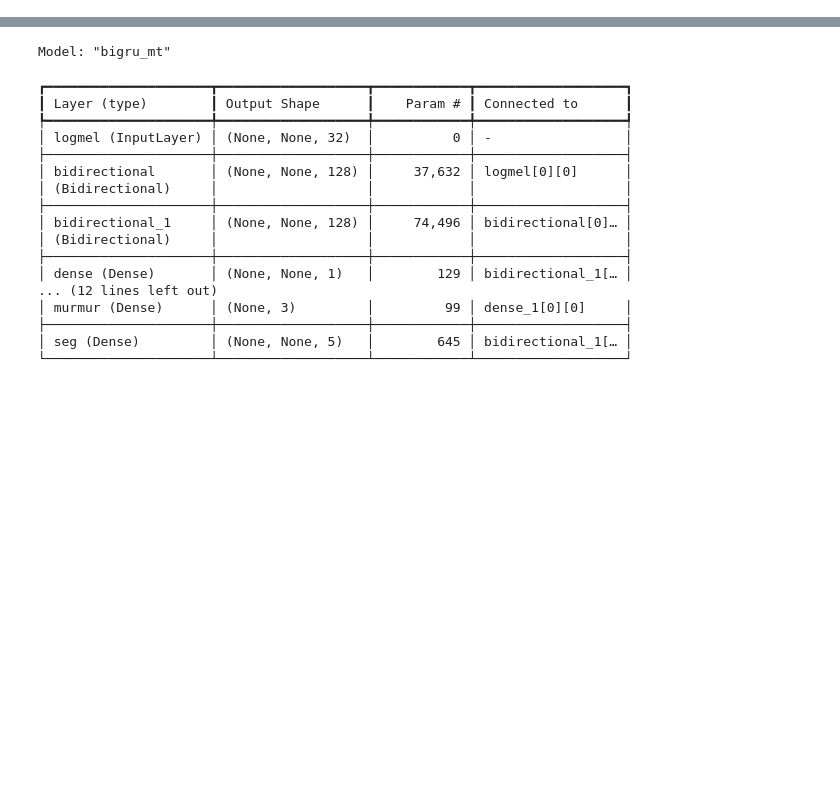
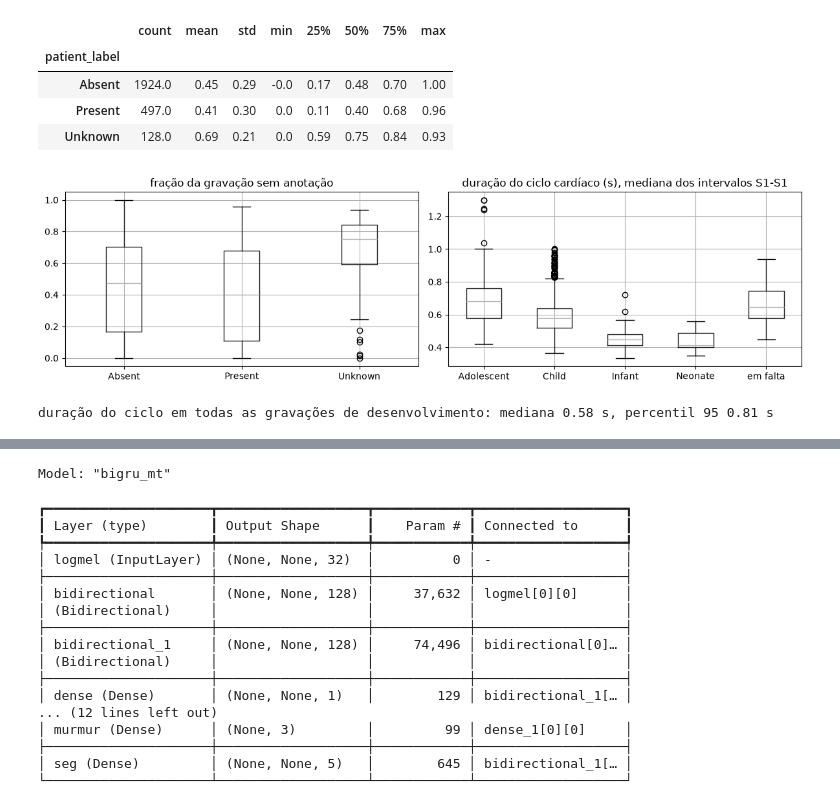
Before and after one commit to rodrigoilde/fcup-ml2, a Jupyter notebook: main.ipynb, the cells around one changed output, grey strips where cells are left out. Saved outputs shown, nothing was run; the diff lists cells and outputs as text; code cells hidden in the pictures; blank space fills up the shorter version.

```diff
--- a/main.ipynb
+++ b/main.ipynb
@@ -814,0 +297,20 @@ works on recordings without a segmentation file (the hidden test data may not in
+# %%
+def load_patients():
+    df = pd.read_csv(PATIENTS_CSV, dtype={"Patient ID": int})
+    df = df.rename(columns={"Patient ID": "patient_id", "Recording locations:": "recording_locations",
+                            "Murmur": "murmur", "Murmur locations": "murmur_locations",
+                            "Campaign": "campaign", "Additional ID": "additional_id", "Age": "age"})
+    df["additional_id"] = pd.to_numeric(df["additional_id"], errors="coerce").astype("Int64")
+    return df
+
+
+patients = load_patients()
+print(f"{len(patients)} pacientes")
+counts = patients["murmur"].value_counts()[CLASSES]
+display(pd.DataFrame({"pacientes": counts, "%": (100 * counts / counts.sum()).round(1)}))
+
+y = patients["murmur"]
+for c in CLASSES:
+    print(f"prever sempre {c:<8}: accuracy {np.mean(y == c):.3f} | weighted accuracy {weighted_accuracy(y, [c] * len(y)):.3f}")
+assert np.isclose(weighted_accuracy(y, ["Absent"] * len(y)), 695 / 1794)
+assert np.isclose(weighted_accuracy(y, ["Present"] * len(y)), 895 / 1794)
@@ -814,0 +634,41 @@ works on recordings without a segmentation file (the hidden test data may not in
+# %%
+def read_tsv(path):
+    return np.loadtxt(path, ndmin=2)
+
+
+def unannotated_fraction(tsv_path, duration):
+    """Fração da gravação que os anotadores não conseguiram segmentar."""
+    seg = read_tsv(tsv_path)
+    annotated = sum(end - start for start, end, state in seg if state != 0)
+    return 1.0 - annotated / duration
+
+
+def cycle_length(tsv):
+    """Duração do ciclo numa gravação: a mediana dos intervalos entre S1 seguidos, sem os que saem de 0.2-2 s."""
+    seg = read_tsv(tsv)
+    s1 = seg[seg[:, 2] == 1, 0]
+    d = np.diff(s1)
+    return np.median(d[(d > 0.2) & (d < 2.0)]) if len(d) else np.nan
+
+
+dev_recs["unannotated"] = [unannotated_fraction(t, d) for t, d in zip(dev_recs["tsv"], dev_recs["duration"])]
+dev_recs["cycle_s"] = [cycle_length(t) for t in dev_recs["tsv"]]
+display(dev_recs.groupby("patient_label")["unannotated"].describe().round(2))
+
+fig, axes = plt.subplots(1, 2, figsize=(12, 3.6))
+dev_recs.boxplot(column="unannotated", by="patient_label", ax=axes[0])
+axes[0].set_title("fração da gravação sem anotação"); axes[0].set_xlabel("")
+age = dev_recs["patient_id"].map(patients.set_index("patient_id")["age"]).fillna("em falta")
+dev_recs.assign(age=age).boxplot(column="cycle_s", by="age", ax=axes[1])
+axes[1].set_title("duração do ciclo cardíaco (s), mediana dos intervalos S1-S1"); axes[1].set_xlabel("")
+plt.suptitle(""); plt.tight_layout(); plt.show()
+print("duração do ciclo em todas as gravações de desenvolvimento: mediana %.2f s, percentil 95 %.2f s"
+      % (dev_recs["cycle_s"].median(), dev_recs["cycle_s"].quantile(0.95)))
+# %% [output]
+|  | count | mean | std | min | 25% | 50% | 75% | max |
+| patient_label |  |  |  |  |  |  |  |  |
+| Absent | 1924.0 | 0.45 | 0.29 | -0.0 | 0.17 | 0.48 | 0.70 | 1.00 |
+| Present | 497.0 | 0.41 | 0.30 | 0.0 | 0.11 | 0.40 | 0.68 | 0.96 |
+| Unknown | 128.0 | 0.69 | 0.21 | 0.0 | 0.59 | 0.75 | 0.84 | 0.93 |
+[figure, added]
+duração do ciclo em todas as gravações de desenvolvimento: mediana 0.58 s, percentil 95 0.81 s
```
Also changed, not shown: parts of 133 cells of this notebook, 20 other files.
